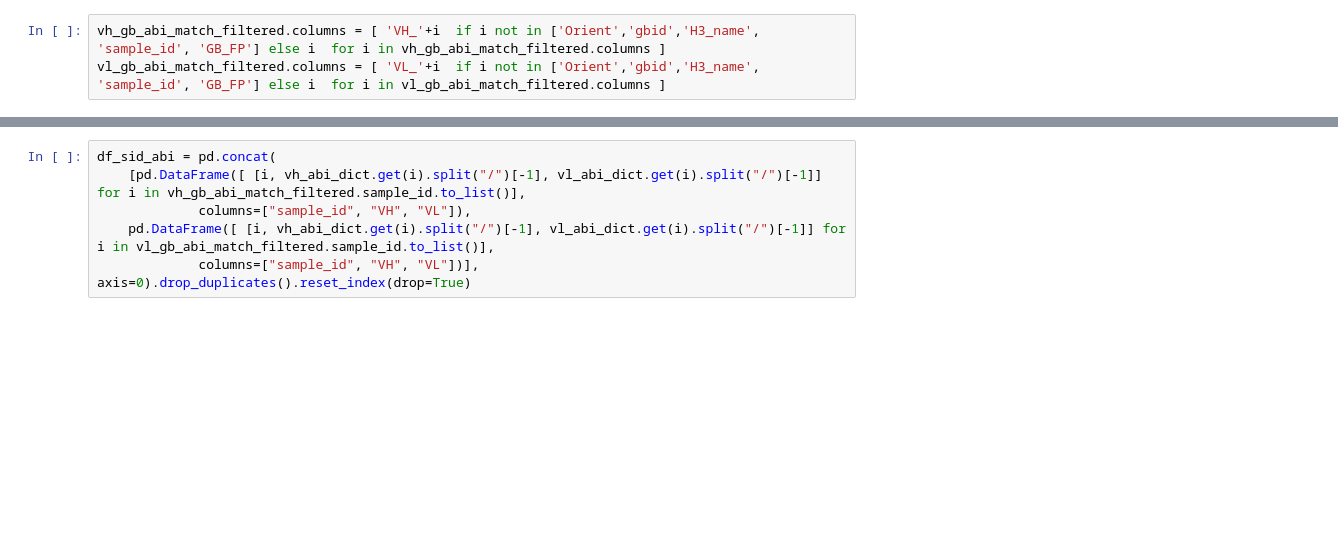
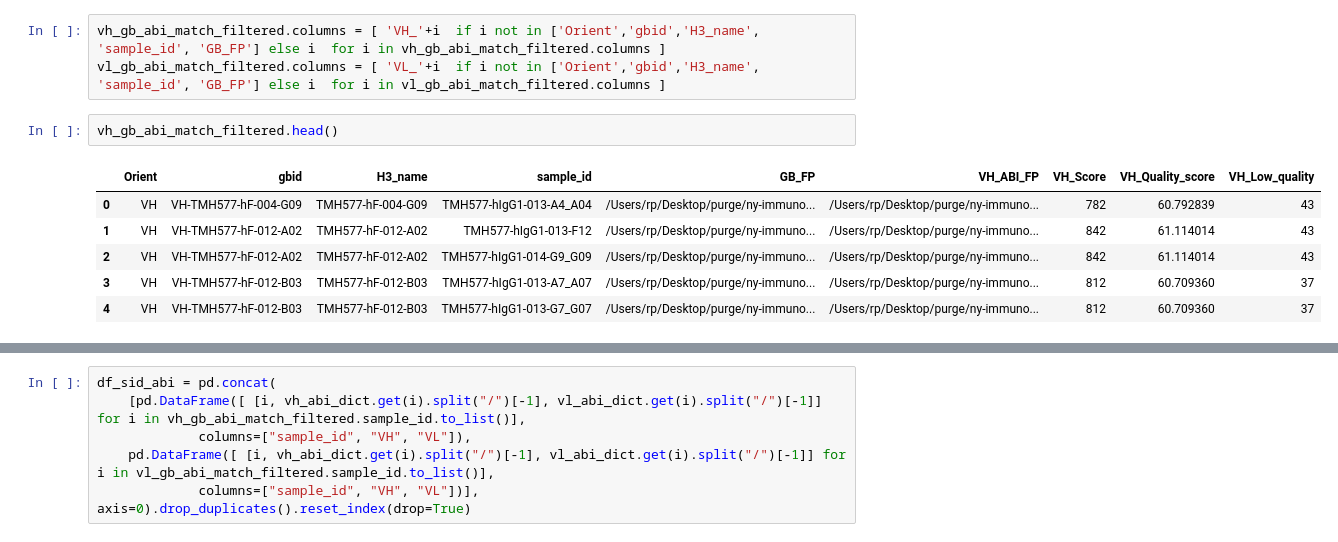
Before and after one commit to rosaak/ny-immuno-sanger, a Jupyter notebook: nbs2/vh_vl_splitter.ipynb, the cells around one changed output, grey strips where cells are left out. Cells and saved outputs as stored; diff of their text form; blank space fills up the shorter version.

```diff
--- a/nbs2/vh_vl_splitter.ipynb
+++ b/nbs2/vh_vl_splitter.ipynb
@@ -148,3 +148,12 @@ log.info(f"\nMERGING DATAFRAMES")
 # %%
 vh_gb_abi_match_filtered.columns = [ 'VH_'+i  if i not in ['Orient','gbid','H3_name', 'sample_id', 'GB_FP'] else i  for i in vh_gb_abi_match_filtered.columns ]
 vl_gb_abi_match_filtered.columns = [ 'VL_'+i  if i not in ['Orient','gbid','H3_name', 'sample_id', 'GB_FP'] else i  for i in vl_gb_abi_match_filtered.columns ]
+# %%
+vh_gb_abi_match_filtered.head()
+# %% [output]
+|  | Orient | gbid | H3_name | sample_id | GB_FP | VH_ABI_FP | VH_Score | VH_Quality_score | VH_Low_quality |
+| 0 | VH | VH-TMH577-hF-004-G09 | TMH577-hF-004-G09 | TMH577-hIgG1-013-A4_A04 | /Users/rp/Desktop/purge/ny-immuno... | /Users/rp/Desktop/purge/ny-immuno... | 782 | 60.792839 | 43 |
+| 1 | VH | VH-TMH577-hF-012-A02 | TMH577-hF-012-A02 | TMH577-hIgG1-013-F12 | /Users/rp/Desktop/purge/ny-immuno... | /Users/rp/Desktop/purge/ny-immuno... | 842 | 61.114014 | 43 |
+| 2 | VH | VH-TMH577-hF-012-A02 | TMH577-hF-012-A02 | TMH577-hIgG1-014-G9_G09 | /Users/rp/Desktop/purge/ny-immuno... | /Users/rp/Desktop/purge/ny-immuno... | 842 | 61.114014 | 43 |
+| 3 | VH | VH-TMH577-hF-012-B03 | TMH577-hF-012-B03 | TMH577-hIgG1-013-A7_A07 | /Users/rp/Desktop/purge/ny-immuno... | /Users/rp/Desktop/purge/ny-immuno... | 812 | 60.709360 | 37 |
+| 4 | VH | VH-TMH577-hF-012-B03 | TMH577-hF-012-B03 | TMH577-hIgG1-013-G7_G07 | /Users/rp/Desktop/purge/ny-immuno... | /Users/rp/Desktop/purge/ny-immuno... | 812 | 60.709360 | 37 |
```
Also changed, not shown: parts of 5 cells of this notebook, 1 other file.
